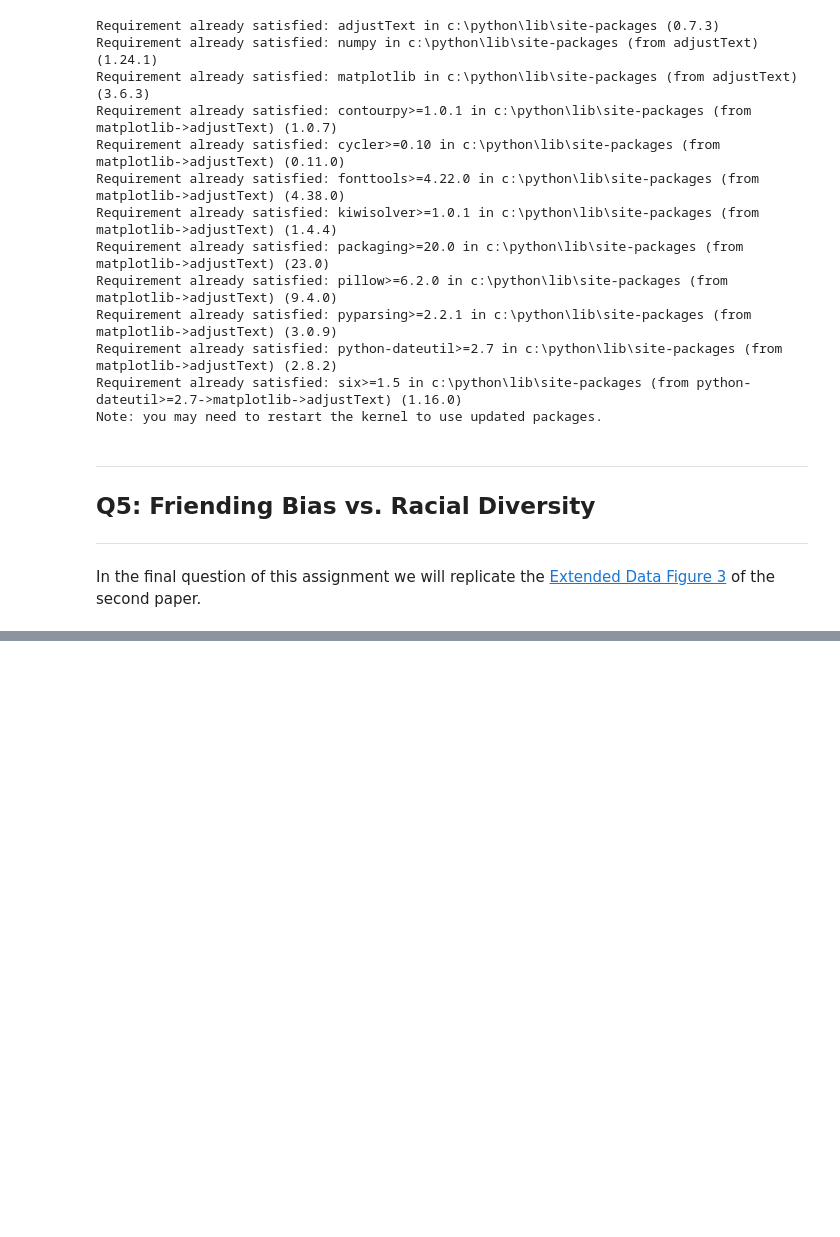
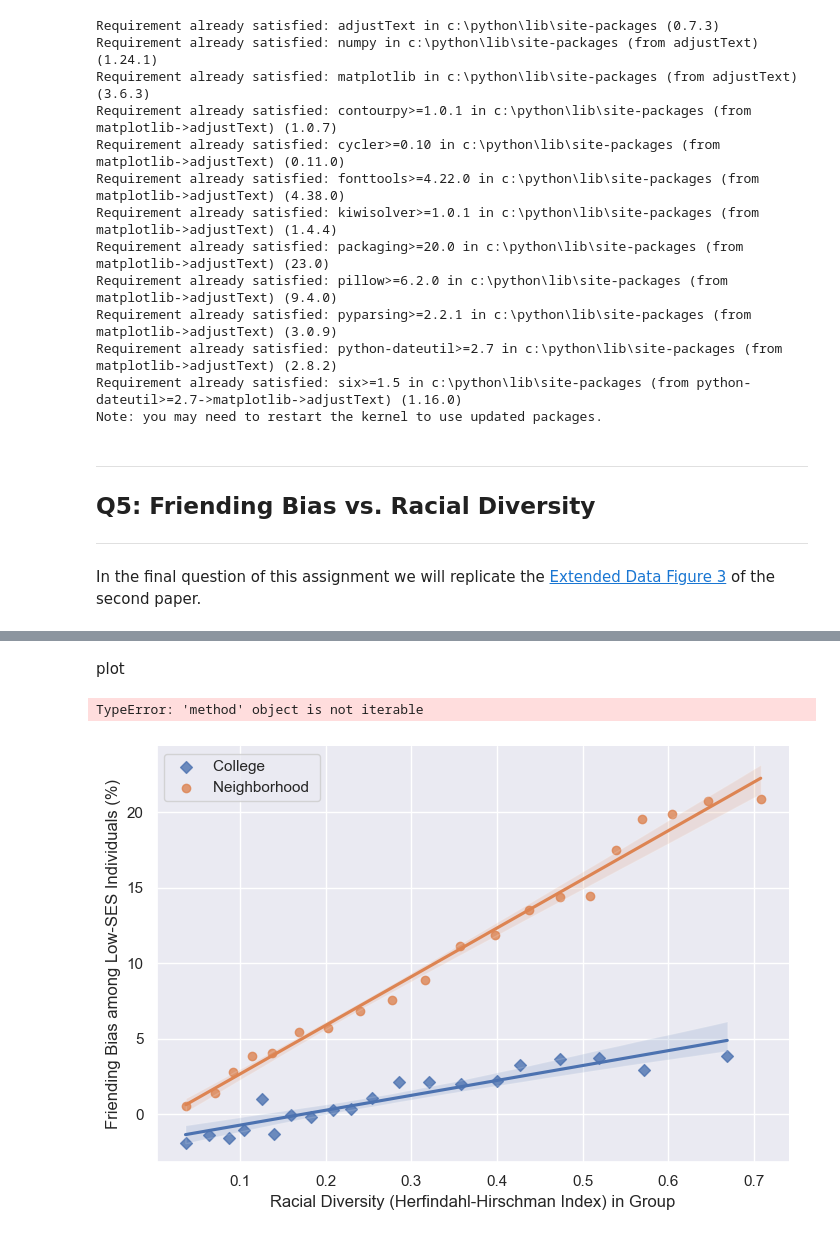
Before and after one commit to dmatsanganis/Economic_Connectedness_Analysis_and_Visualization, a Jupyter notebook: DM.ipynb, the cells around one changed output, grey strips where cells are left out. Cells and saved outputs as stored; diff of their text form; code cells hidden in the pictures; blank space fills up the shorter version.

```diff
--- a/DM.ipynb
+++ b/DM.ipynb
@@ -1398,0 +1852,6 @@ In the final question of this assignment we will replicate the [Extended Data Fi
+# %%
+bins_mean = question5_college_df.groupby('bins')
+
+
+weighted_x_college = bins_mean.apply(lambda x: pd.Series([np.average(x['hhi'], weights=x['mean_students_per_cohort'])]))
+weighted_x_college.reset_index()
@@ -1398,0 +1916,9 @@ In the final question of this assignment we will replicate the [Extended Data Fi
+# %%
+# Add 'plot_type' column to the dataframe,
+# with 'Neighborhood' type for all entries.
+question5_college_weighted_df['plot_type'] = 'College '
+
+
+# Preview the dataframe.
+question5_college_weighted_df.head(10)
+# question5_college_weighted_df.sample(10)
@@ -1398,0 +1940,7 @@ In the final question of this assignment we will replicate the [Extended Data Fi
+# %%
+# Merge the two dataframes, to create teh final one.
+question5_df = pd.merge(question5_college_weighted_df, question5_nbhd_weighted_df, how = 'outer')
+
+# Preview the dataframe.
+# question5_df.head(10)
+question5_df.sample(10)
@@ -1398,0 +1959,28 @@ In the final question of this assignment we will replicate the [Extended Data Fi
+# %% [markdown]
+plot
+# %%
+# Set style.
+sns.set_style('darkgrid')
+
+plot = sns.lmplot(x = "hhi", y = "bias",  hue= 'plot_type', data = question5_df,
+                  aspect = 1.45, fit_reg = True,markers=['D', 'o'])
+
+plot.set(xlabel='Racial Diversity (Herfindahl-Hirschman Index) in Group',
+         ylabel='Friending Bias among Low-SES Individuals (%)')
+
+
+plt.legend(loc='upper left')
+plot.legend.remove()
+
+# plot.set_xticks(range(0,0.7)) # <--- set the ticks first
+# plot.set_xticklabels([0.0, 0.1, 0.2, 0.3, 0.4, 0.5, 0.6, 0.7])
+# # plot.set_xticklabels(['2011','2012','2013','2014','2015','2016','2017','2018'])
+
+# plt.scatter(x,y)
+# plt.xticks(np.arange(min(question5_df.hhi.min), max(question5_df.hhi)+1, 1))
+
+# Output the plot.
+plt.show()
+# %% [output]
+TypeError: 'method' object is not iterable
+[figure, added]
```
Also changed, not shown: parts of 41 cells of this notebook.
